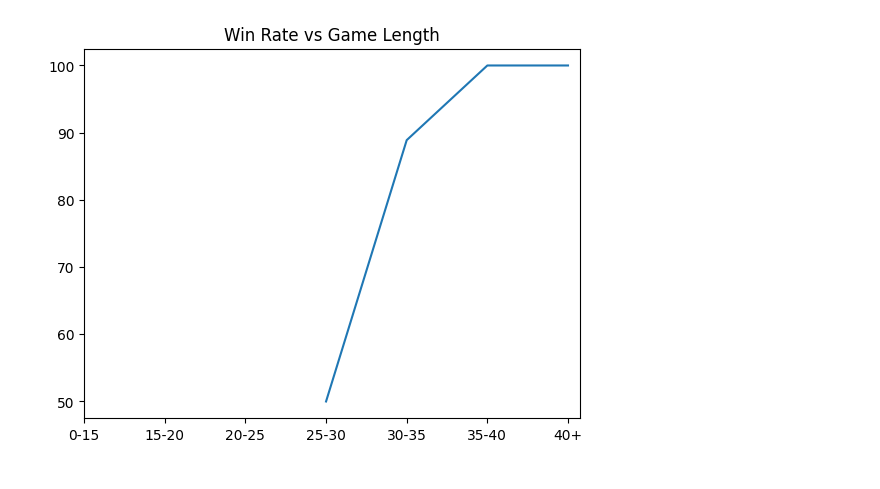
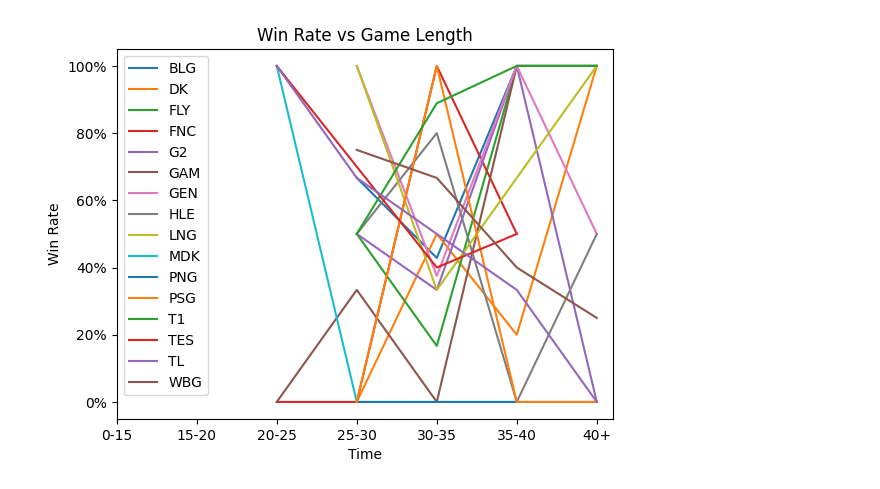
Before and after one commit to riidans/eda-worlds-2024, a Jupyter notebook: eda-worlds-2024.ipynb, the cells around one changed output. Cells and saved outputs as stored; diff of their text form; code cells hidden in the pictures.

Commit message:
Apply WR vs. GL feature to all teams.

```diff
--- a/eda-worlds-2024.ipynb
+++ b/eda-worlds-2024.ipynb
@@ -48,6 +19,8 @@ df_wr_length.loc[df_wr_length.Outcome == 'Loss', 'Outcome'] = 0
 # Drop duplicates (4 duplicates per team)
 df_wr_length.drop_duplicates(inplace=True)
 # %%
+""" Functions for the team win rate vs game length graph feature """
+
 def convertTimeToFrame(time: object) -> int:
 
     # Convert time object to int minutes
@@ -63,3 +36,27 @@ def convertTimeToFrame(time: object) -> int:
 
     # Return timeframe 7 if minutes greater than 40+
     return 7
+
+def calculateWinRate(timeframe):
+
+    total = len(timeframe)
+
+    # Create new dataframe to count number of wins, then find size
+    wins = timeframe[timeframe['Outcome'] == 1].shape[0]
+
+    win_rate = (wins / total) * 100
+
+    return win_rate
+
+def createTeamPlot(group):
+
+    team = df_wr_length[(df_wr_length['Team'] == group.name)].copy()
+
+    # Create new column "Time Frame" based on column "Time" value
+    team['Time Frame'] = team['Time'].apply(convertTimeToFrame)
+
+    # Calculate team win rate based on time frame
+    team_wr_length = team.groupby('Time Frame').apply(calculateWinRate, include_groups = False)
+
+    # Add to line graph
+    plt.plot(team_wr_length, label=group.name)
@@ -74,15 +63,12 @@ def calculateWinRate(timeframe):
 # %%
-T1 = df_wr_length[(df_wr_length['Team'] == 'T1')].copy()
+df_wr_length.groupby('Team').apply(createTeamPlot, include_groups = False)
 
-# Create new column Time Frame based on Time column
-T1["Time Frame"] = T1['Time'].apply(convertTimeToFrame)
-
-T1_wr_length = T1.groupby('Time Frame').apply(calculateWinRate, include_groups=False)
-
-T1_wr_length.plot()
 plt.title("Win Rate vs Game Length")
-plt.xlabel("")
+plt.xlabel("Time")
+plt.ylabel("Win Rate")
 plt.xticks([1, 2, 3, 4, 5, 6, 7], ["0-15", "15-20", "20-25", "25-30", "30-35", "35-40", "40+"])
+plt.gca().yaxis.set_major_formatter(mtick.PercentFormatter())
+plt.legend()
 plt.show()
 # %% [output]
-[figure, old version]
+[figure, new version]
```
Also changed, not shown: parts of 7 cells of this notebook.
